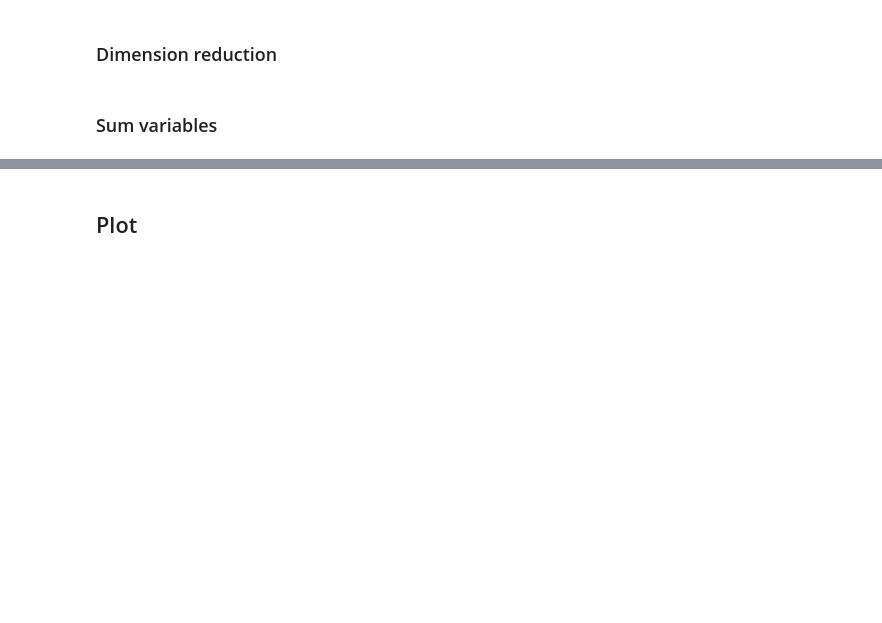
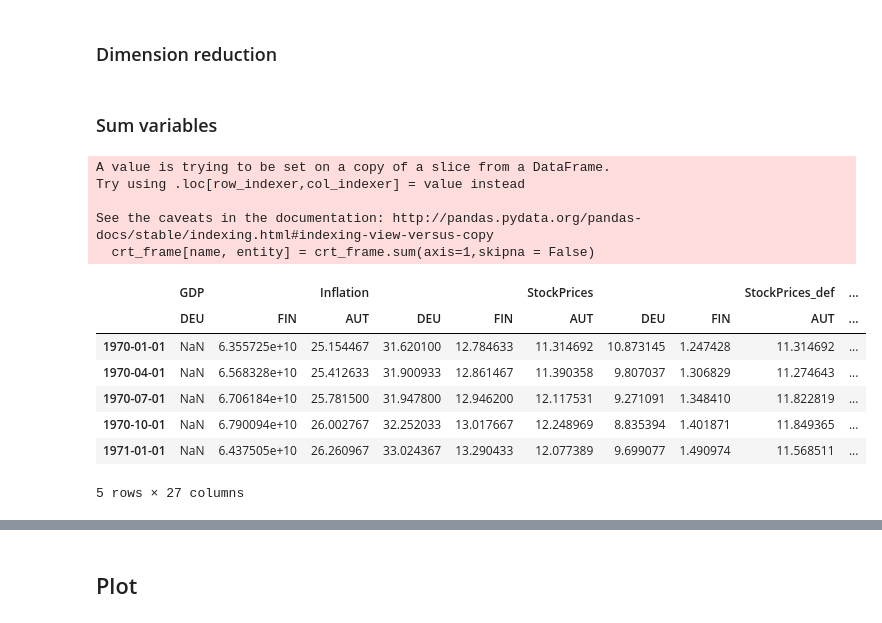
Before and after one commit to vvoutilainen/MTSDataModel, a Jupyter notebook: examples/sample_examples.ipynb, the cells around one changed output, grey strips where cells are left out. Cells and saved outputs as stored; diff of their text form; code cells hidden in the pictures; blank space fills up the shorter version.

Commit message:
closing issue #3: SumVariables() now coincides with others

```diff
--- a/examples/sample_examples.ipynb
+++ b/examples/sample_examples.ipynb
@@ -67,8 +67,22 @@ do.ReduceVariableDimension(suffix = 'PC', variables = ['StockPrices_def_ld1','GD
 # %% [markdown]
 ### Sum variables
 # %%
-#variables = {"gdp+stock": ['GDP_ld1','StockPrices_def_ld1']}
-#do.SumVariables(variables)
+variables = ['GDP_ld1','StockPrices_def_ld1']
+do.SumVariables(variables,name="gdp+stock")
 
-#df = do.ReturnDf()
-#df.head()
+df = do.ReturnDf()
+df.head()
+# %% [output]
+A value is trying to be set on a copy of a slice from a DataFrame.
+Try using .loc[row_indexer,col_indexer] = value instead
+
+See the caveats in the documentation: http://pandas.pydata.org/pandas-docs/stable/indexing.html#indexing-view-versus-copy
+  crt_frame[name, entity] = crt_frame.sum(axis=1,skipna = False)
+|  | GDP |  | Inflation |  |  | StockPrices |  |  | StockPrices_def | ... |
+|  | DEU | FIN | AUT | DEU | FIN | AUT | DEU | FIN | AUT | ... |
+| 1970-01-01 | NaN | 6.355725e+10 | 25.154467 | 31.620100 | 12.784633 | 11.314692 | 10.873145 | 1.247428 | 11.314692 | ... |
+| 1970-04-01 | NaN | 6.568328e+10 | 25.412633 | 31.900933 | 12.861467 | 11.390358 | 9.807037 | 1.306829 | 11.274643 | ... |
+| 1970-07-01 | NaN | 6.706184e+10 | 25.781500 | 31.947800 | 12.946200 | 12.117531 | 9.271091 | 1.348410 | 11.822819 | ... |
+| 1970-10-01 | NaN | 6.790094e+10 | 26.002767 | 32.252033 | 13.017667 | 12.248969 | 8.835394 | 1.401871 | 11.849365 | ... |
+| 1971-01-01 | NaN | 6.437505e+10 | 26.260967 | 33.024367 | 13.290433 | 12.077389 | 9.699077 | 1.490974 | 11.568511 | ... |
+5 rows × 27 columns
```
Also changed, not shown: parts of 4 cells of this notebook, 1 other file.
